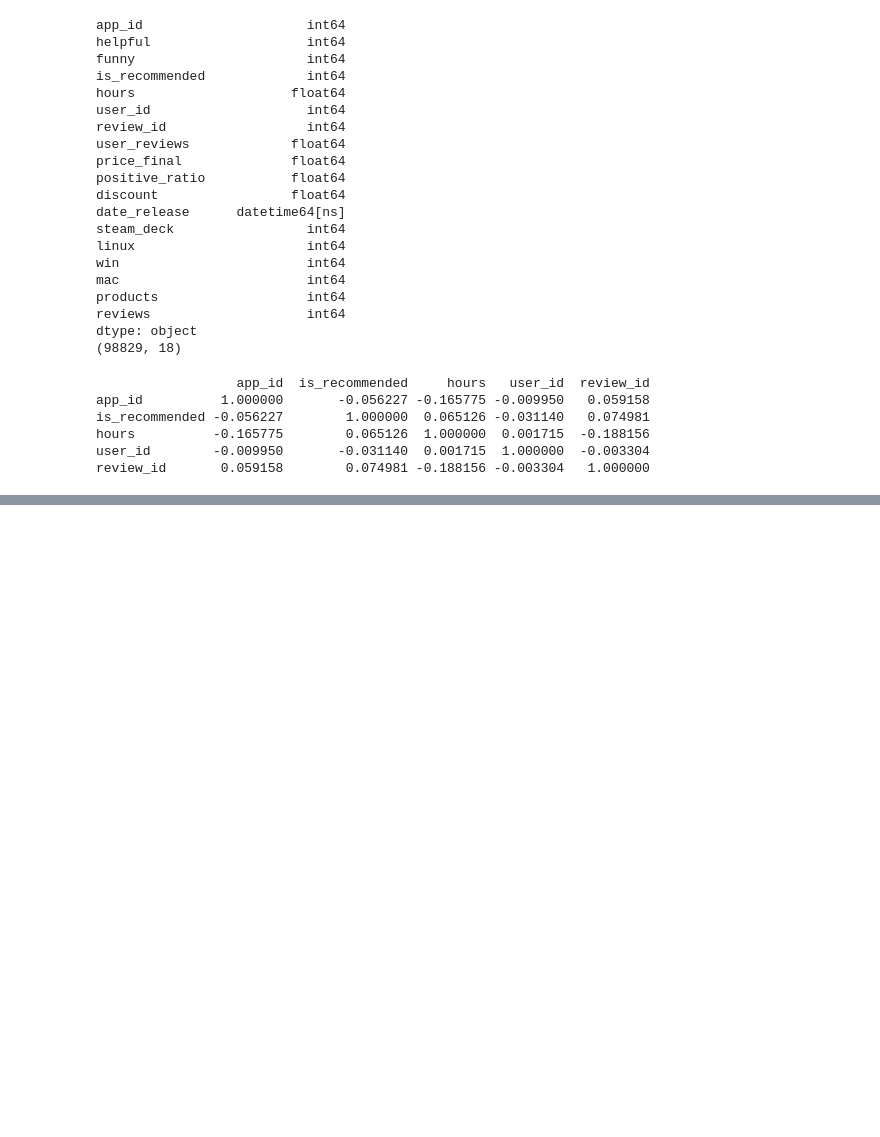
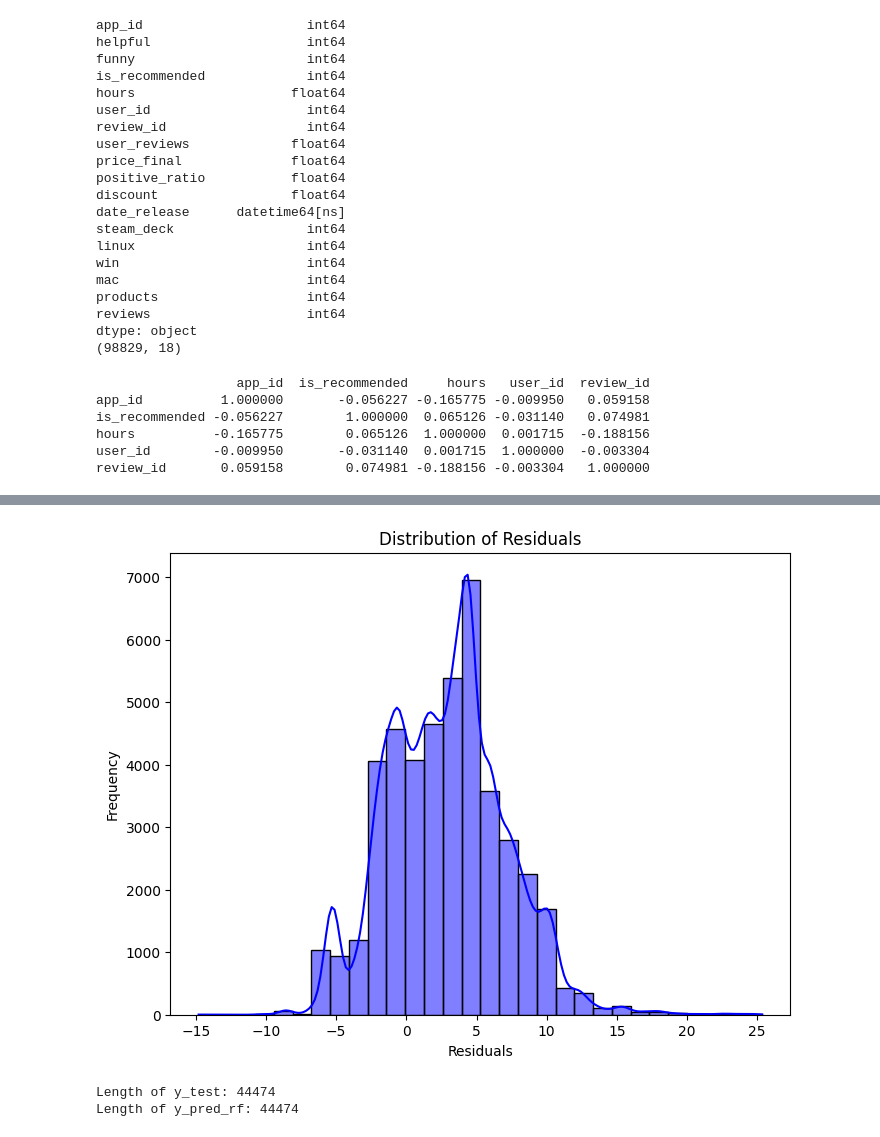
Before and after one commit to khanhsvan/someCollab, a Jupyter notebook: new.ipynb, the cells around one changed output, grey strips where cells are left out. Saved outputs shown, nothing was run; the diff lists cells and outputs as text; code cells hidden in the pictures; blank space fills up the shorter version.

```diff
--- a/new.ipynb
+++ b/new.ipynb
@@ -263,0 +262,22 @@ from sklearn.cluster import KMeans
+# %%
+from imblearn.over_sampling import RandomOverSampler
+from collections import Counter
+
+# Sử dụng Random Oversampling để oversample
+ros = RandomOverSampler(random_state=42)
+X_train_oversampled, y_train_oversampled = ros.fit_resample(X_train, y_train)
+
+# Kiểm tra số lượng mẫu sau oversampling
+print(f"Before Random Oversampling: {Counter(y_train)}")
+print(f"After Random Oversampling: {Counter(y_train_oversampled)}")
+
+# Tiếp tục huấn luyện mô hình với dữ liệu oversampled
+model.fit(X_train_oversampled, y_train_oversampled)
+y_pred_rf_oversampled = model.predict(X_test)
+
+# Đánh giá mô hình
+r2_oversampled = r2_score(y_test, y_pred_rf_oversampled)
+mse_oversampled = mean_squared_error(y_test, y_pred_rf_oversampled)
+
+print(f"Random Forest with Oversampling - R^2 Score: {r2_oversampled:.4f}")
+print(f"Random Forest with Oversampling - Mean Squared Error: {mse_oversampled:.4f}")
@@ -335,0 +306,17 @@ for cluster_id in range(num_clusters):
+# %%
+import seaborn as sns
+import matplotlib.pyplot as plt
+plt.figure(figsize=(8, 6))
+sns.histplot(y_test - y_pred_rf_oversampled, bins=30, kde=True, color='blue')
+plt.title('Distribution of Residuals')
+plt.xlabel('Residuals')
+plt.ylabel('Frequency')
+plt.show()
+# %% [output]
+[figure, added]
+# %%
+print("Length of y_test:", len(y_test))
+print("Length of y_pred_rf:", len(y_pred_rf_oversampled))
+# %% [output]
+Length of y_test: 44474
+Length of y_pred_rf: 44474
```
Also changed, not shown: parts of 25 cells of this notebook.
